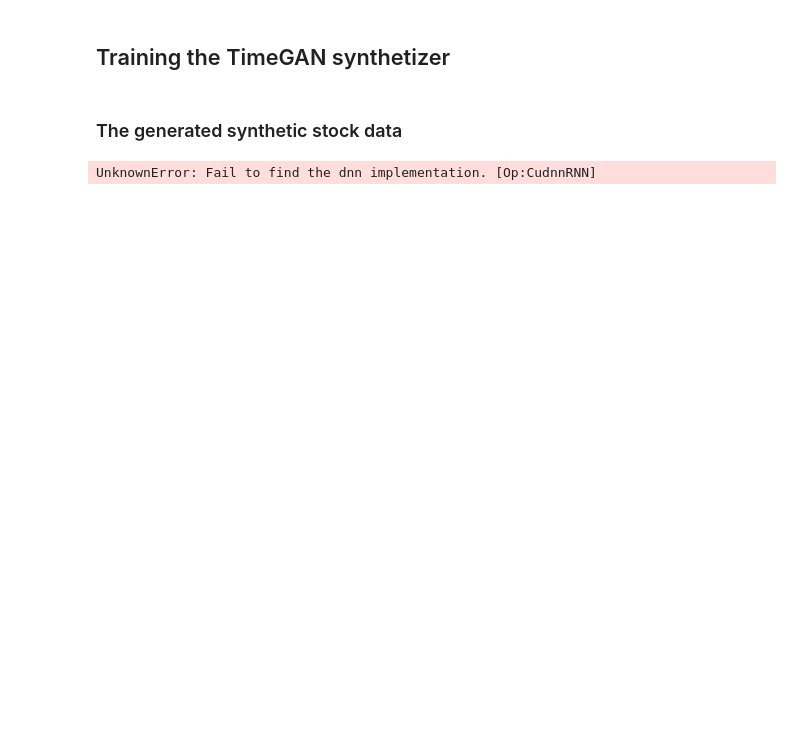
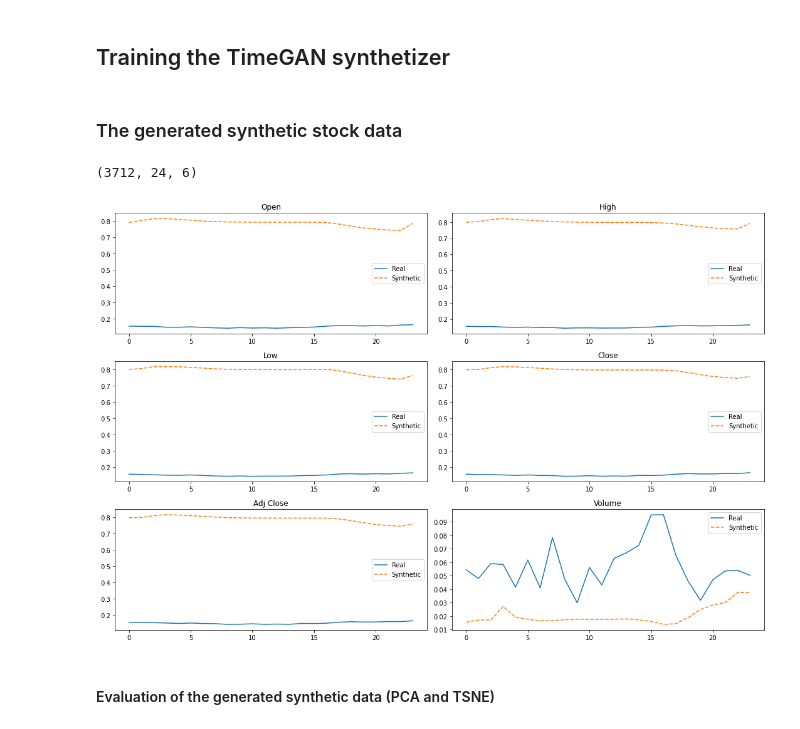
Before and after one commit to ydataai/ydata-synthetic, a Jupyter notebook: examples/timeseries/TimeGAN_Synthetic_stock_data.ipynb, the cells around one changed output. Saved outputs shown, nothing was run; the diff lists cells and outputs as text; code cells hidden in the pictures; blank space fills up the shorter version.

Commit message:
feat(ts): Evaluation PCA and TSNE.

```diff
--- a/examples/timeseries/TimeGAN_Synthetic_stock_data.ipynb
+++ b/examples/timeseries/TimeGAN_Synthetic_stock_data.ipynb
@@ -57,6 +57,6 @@ gan_args = [batch_size, learning_rate, noise_dim, 24, 2, (0, 1), dim]
 # %% [markdown]
 ## The data
 # %%
-stock_data = processed_stock(seq_len=seq_len)
+stock_data, scaler = processed_stock(seq_len=seq_len)
 print(len(stock_data),stock_data[0].shape)
 # %% [output]
@@ -68,11 +68,34 @@ if path.exists('synthesizer_stock.pkl'):
     synth = TimeGAN.load('synthesizer_stock.pkl')
 else:
     synth = TimeGAN(model_parameters=gan_args, hidden_dim=24, seq_len=seq_len, n_seq=n_seq, gamma=1)
-    synth.train(stock_data, train_steps=10000)
+    synth.train(stock_data, train_steps=50000)
     synth.save('synthesizer_stock.pkl')
 # %% [markdown]
 ### The generated synthetic stock data
 # %%
-synth_data = synth.sample(1000)
+synth_data = synth.sample(len(stock_data))
+print(synth_data.shape)
 # %% [output]
-UnknownError: Fail to find the dnn implementation. [Op:CudnnRNN]
+(3712, 24, 6)
+# %%
+#Reshaping the data
+cols = ['Open','High','Low','Close','Adj Close','Volume']
+
+#Plotting some generated samples. Both Synthetic and Original data are still standartized with values between [0,1]
+fig, axes = plt.subplots(nrows=3, ncols=2, figsize=(15, 10))
+axes=axes.flatten()
+
+time = list(range(1,25))
+obs = np.random.randint(len(stock_data))
+
+for j, col in enumerate(cols):
+    df = pd.DataFrame({'Real': stock_data[obs][:, j],
+                   'Synthetic': synth_data[obs][:, j]})
+    df.plot(ax=axes[j],
+            title = col,
+            secondary_y='Synthetic data', style=['-', '--'])
+fig.tight_layout()
+# %% [output]
+[figure, added]
+# %% [markdown]
+#### Evaluation of the generated synthetic data (PCA and TSNE)
```
Also changed, not shown: parts of 5 cells of this notebook, 1 other file.
